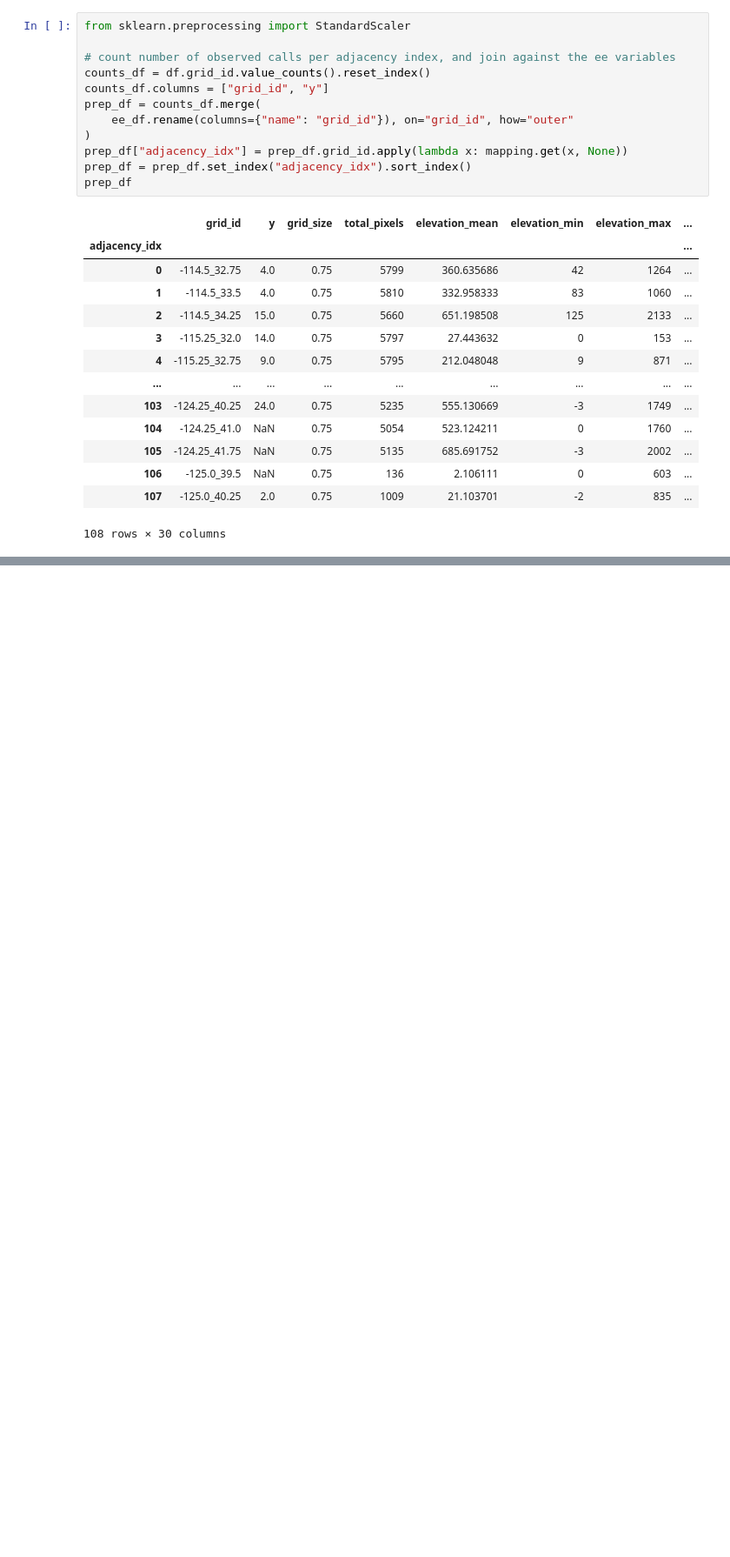
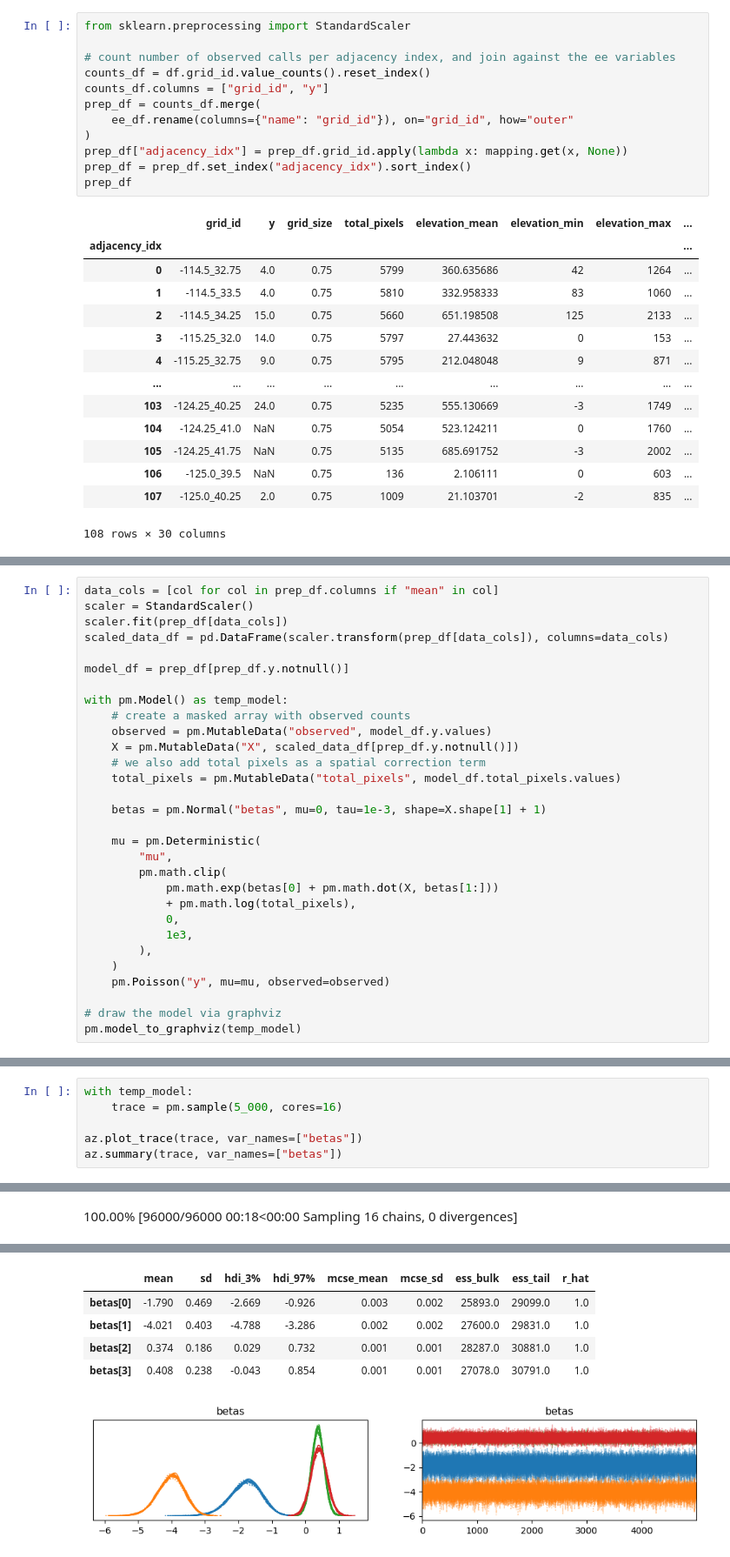
Before and after one commit to acmiyaguchi/iyse4620-birdcall-distributions, a Jupyter notebook: notebooks/2022-11-11-car-model.ipynb, the cells around one changed output, grey strips where cells are left out. Shown at 87% size. Cells and saved outputs as stored; diff of their text form; blank space fills up the shorter version.

```diff
--- a/notebooks/2022-11-11-car-model.ipynb
+++ b/notebooks/2022-11-11-car-model.ipynb
@@ -279,0 +234,30 @@ plt.show()
+# %%
+data_cols = [col for col in prep_df.columns if "mean" in col]
+scaler = StandardScaler()
+scaler.fit(prep_df[data_cols])
+scaled_data_df = pd.DataFrame(scaler.transform(prep_df[data_cols]), columns=data_cols)
+
+model_df = prep_df[prep_df.y.notnull()]
+
+with pm.Model() as temp_model:
+    # create a masked array with observed counts
+    observed = pm.MutableData("observed", model_df.y.values)
+    X = pm.MutableData("X", scaled_data_df[prep_df.y.notnull()])
+    # we also add total pixels as a spatial correction term
+    total_pixels = pm.MutableData("total_pixels", model_df.total_pixels.values)
+
+    betas = pm.Normal("betas", mu=0, tau=1e-3, shape=X.shape[1] + 1)
+
+    mu = pm.Deterministic(
+        "mu",
+        pm.math.clip(
+            pm.math.exp(betas[0] + pm.math.dot(X, betas[1:]))
+            + pm.math.log(total_pixels),
+            0,
+            1e3,
+        ),
+    )
+    pm.Poisson("y", mu=mu, observed=observed)
+
+# draw the model via graphviz
+pm.model_to_graphviz(temp_model)
@@ -279,0 +266,7 @@ plt.show()
+# %%
+with temp_model:
+    trace = pm.sample(5_000, cores=16)
+
+az.plot_trace(trace, var_names=["betas"])
+az.summary(trace, var_names=["betas"])
+# %% [output]
@@ -279,0 +281 @@ plt.show()
+100.00% [96000/96000 00:18<00:00 Sampling 16 chains, 0 divergences]
@@ -279,0 +284,6 @@ plt.show()
+|  | mean | sd | hdi_3% | hdi_97% | mcse_mean | mcse_sd | ess_bulk | ess_tail | r_hat |
+| betas[0] | -1.790 | 0.469 | -2.669 | -0.926 | 0.003 | 0.002 | 25893.0 | 29099.0 | 1.0 |
+| betas[1] | -4.021 | 0.403 | -4.788 | -3.286 | 0.002 | 0.002 | 27600.0 | 29831.0 | 1.0 |
+| betas[2] | 0.374 | 0.186 | 0.029 | 0.732 | 0.001 | 0.001 | 28287.0 | 30881.0 | 1.0 |
+| betas[3] | 0.408 | 0.238 | -0.043 | 0.854 | 0.001 | 0.001 | 27078.0 | 30791.0 | 1.0 |
+[figure, added]
```
Also changed, not shown: parts of 29 cells of this notebook, 2 other files.
